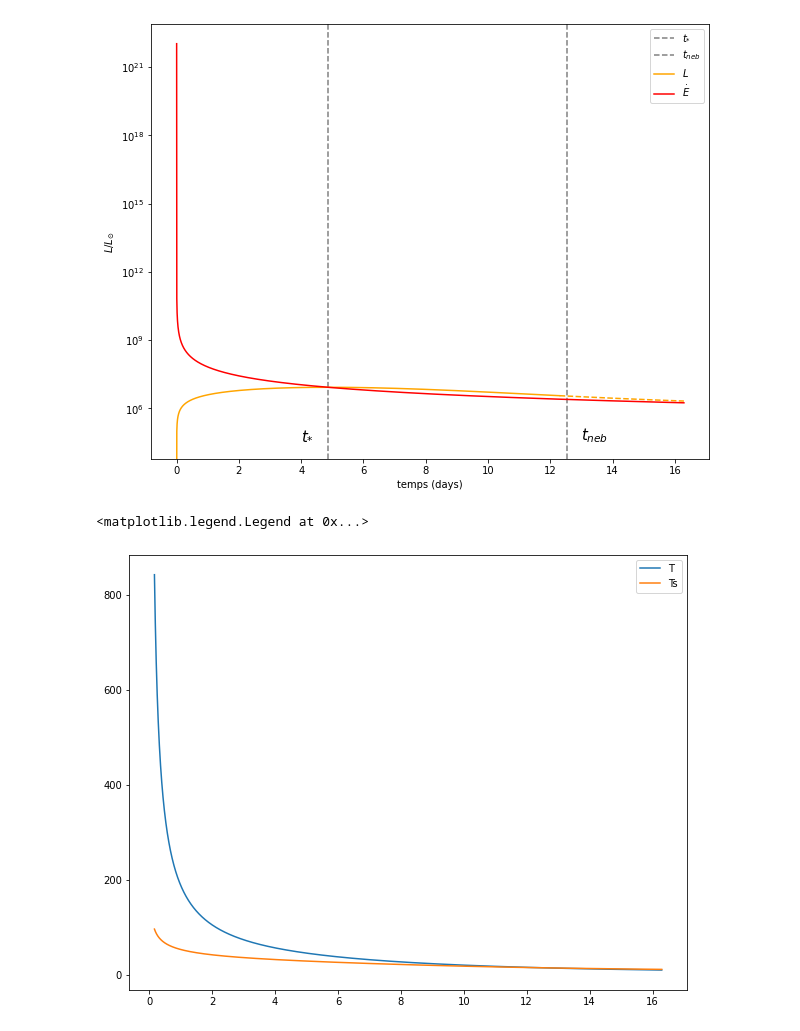
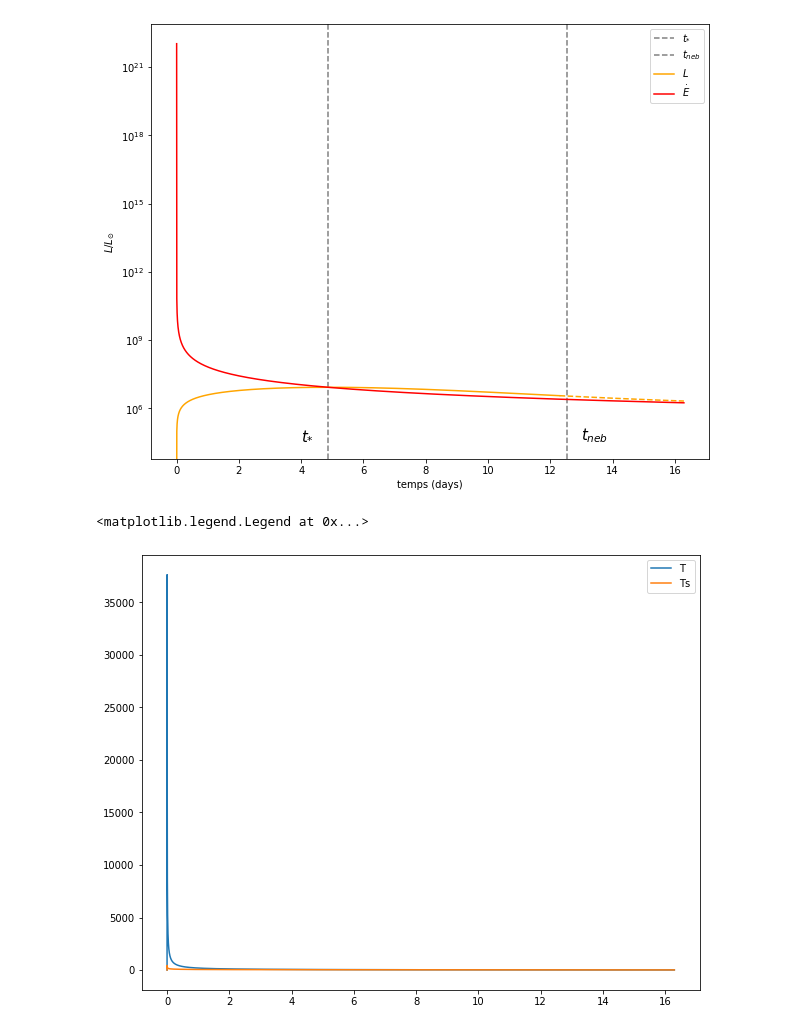
Before and after one commit to romainpch/PHY583, a Jupyter notebook: Astro.ipynb, the cells around one changed output. Drawn from its saved outputs; the diff is of its cells as text; code cells hidden in the pictures.

```diff
--- a/Astro.ipynb
+++ b/Astro.ipynb
@@ -149,10 +162,10 @@ plt.legend(loc="upper right")
 # %%
 plt.figure(figsize=[10,8])
 T = T_list(t)
 Ts = Ts_list(t)
-plt.plot(s2day(t[100:]),T[100:],label='T')
-plt.plot(s2day(t[100:]),Ts[100:],label='Ts')
+plt.plot(s2day(t[00:]),T[00:],label='T')
+plt.plot(s2day(t[00:]),Ts[00:],label='Ts')
 plt.legend()
 # %% [output]
 <matplotlib.legend.Legend at 0x...>
-[figure, old version]
+[figure, new version]
```
Also changed, not shown: parts of 3 cells of this notebook.
